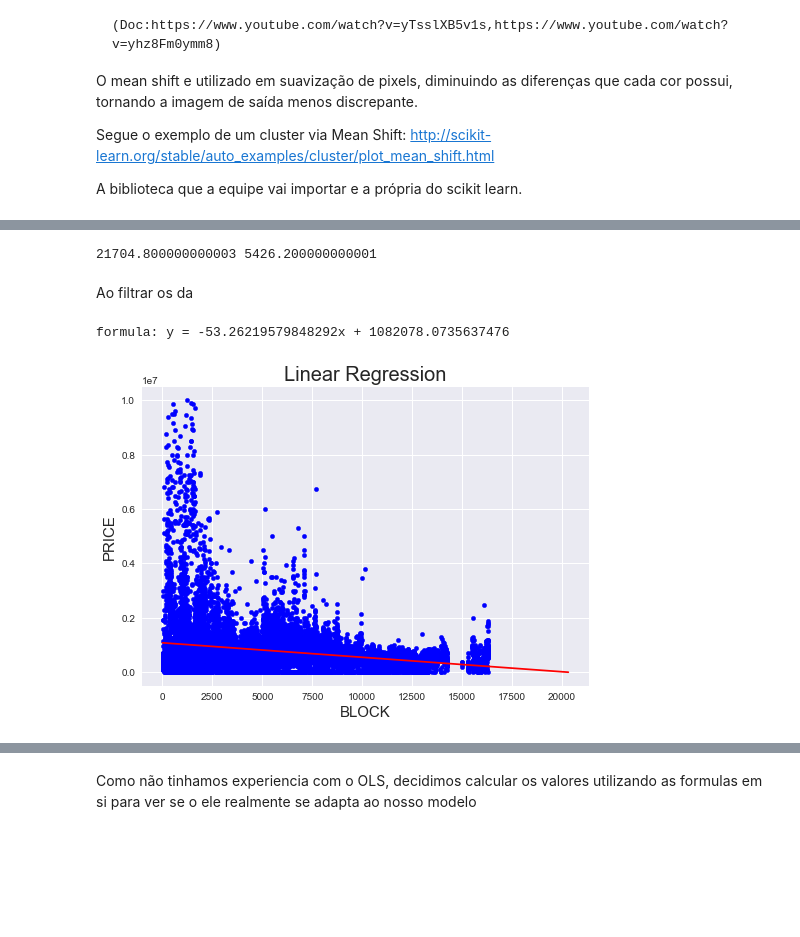
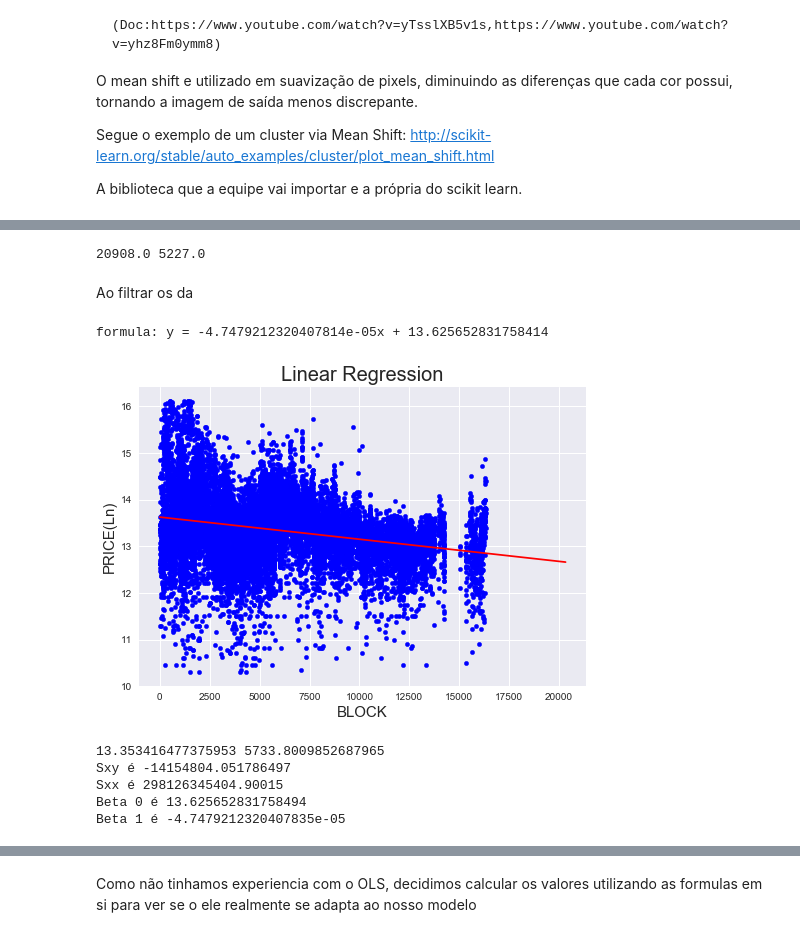
Before and after one commit to AntonioAndraues/Pj3_Ciencia_dos_Dados, a Jupyter notebook: Projeto+3+ (1).ipynb, the cells around one changed output, grey strips where cells are left out. Cells and saved outputs as stored; diff of their text form; code cells hidden in the pictures; blank space fills up the shorter version.

```diff
--- a/Projeto+3+ (1).ipynb
+++ b/Projeto+3+ (1).ipynb
@@ -80,8 +80,8 @@ dados2.YEAR_BUILT=dados2.YEAR_BUILT.astype("int")
 dados2=dados2.loc[dados2.TAX_CLASS_AT_PRESENT!='3'] #retirando fabricas e terrenos
 dados2=dados2.loc[dados2.TAX_CLASS_AT_PRESENT!='4']
 dados2.SALE_PRICE=dados2.SALE_PRICE  #preco por metro quadrado
-dados2.SALE_PRICE=dados2.SALE_PRICE.loc[dados2.SALE_PRICE>=1]#filtrando casa abaixo do valor de 10milhoes de dollares
-dados2.SALE_PRICE=dados2.SALE_PRICE.loc[dados2.SALE_PRICE<=10000000]
+dados2.SALE_PRICE=dados2.SALE_PRICE.loc[dados2.SALE_PRICE>=30000]#filtrando casas muito baratas
+dados2.SALE_PRICE=dados2.SALE_PRICE.loc[dados2.SALE_PRICE<=10000000]#filtrando casas abaixo do valor de 1bilhao de dollares
 dados2=dados2.loc[dados2.GROSS_SQUARE_FEET<=10000]#outliers
 dados2=dados2.loc[dados2.GROSS_SQUARE_FEET>0]#NO SENSE
 dados2=dados2.loc[dados2.LAND_SQUARE<=20000]#outliers
@@ -107,10 +107,10 @@ dados2.head(10)
 pe=len(dados2)*0.8
 pe1=len(dados2)*0.2
 print(pe,pe1)
-dados80=dados2.head(21704)
-dados20=dados2.tail(5426)
+dados80=dados2.head(20908)
+dados20=dados2.tail(5227)
 # %% [output]
-21704.800000000003 5426.200000000001
+20908.0 5227.0
 # %% [markdown]
 Ao filtrar os da
 # %%
@@ -148,29 +148,53 @@ for u in primeirosBairros:
 # %%
 
 df4 = pd.DataFrame() #NOIA FAZER
 df4['BLOCK'] = dados80.BLOCK
-df4['PRICE'] = (dados80.SALE_PRICE)
+df4['PRICE'] = np.log(dados80.SALE_PRICE)
 npMatrix = np.matrix(df4)
 X, Y = npMatrix[:,0], npMatrix[:,1]
 # mdl = LinearRegression().fit(X,Y)
 mdl = linear_model.LinearRegression().fit(df4[['BLOCK']],df4['PRICE'])
 m = mdl.coef_[0]
 b = mdl.intercept_
 print("formula: y = {0}x + {1}".format(m, b))
 df4.plot.scatter(x='BLOCK',y='PRICE',color='blue')
 lista=[]
 t=[]
 for i in range (max(df4.BLOCK)+4000):
     lista.append(m*i+b)
     t.append(i)
 plt.plot(t,lista,'r')
 plt.title('Linear Regression', fontsize = 20)
 plt.xlabel('BLOCK', fontsize = 15)
-plt.ylabel('PRICE', fontsize = 15)
+plt.ylabel('PRICE(Ln)', fontsize = 15)
 plt.show()
 # %% [output]
-formula: y = -53.26219579848292x + 1082078.0735637476
+formula: y = -4.7479212320407814e-05x + 13.625652831758414
-[figure, old version]
+[figure, new version]
+# %%
+my = df4['PRICE'].mean()
+mx = df4['BLOCK'].mean()
+Sxy = 0
+Sxx = 0
+SSr =0
+for i in range(len(df4)):
+    Sxy += (df4['BLOCK'][i] - mx)*(df4['PRICE'][i] - my)
+    Sxx += (df4['BLOCK'][i] - mx)**2
+    SSr +=  (df4['PRICE'][i] - my)**2
+B1 = Sxy/Sxx
+
+Bo = my - B1*mx
+print(my,mx)
+print('Sxy é {}'.format(Sxy))
+print('Sxx é {}'.format(Sxx))
+print('Beta 0 é {}'.format(Bo))
+print('Beta 1 é {}'.format(B1))
+# %% [output]
+13.353416477375953 5733.8009852687965
+Sxy é -14154804.051786497
+Sxx é 298126345404.90015
+Beta 0 é 13.625652831758494
+Beta 1 é -4.7479212320407835e-05
 # %%
 X = df4['PRICE']
 Y = df4["BLOCK"]
```
Also changed, not shown: parts of 19 cells of this notebook.
